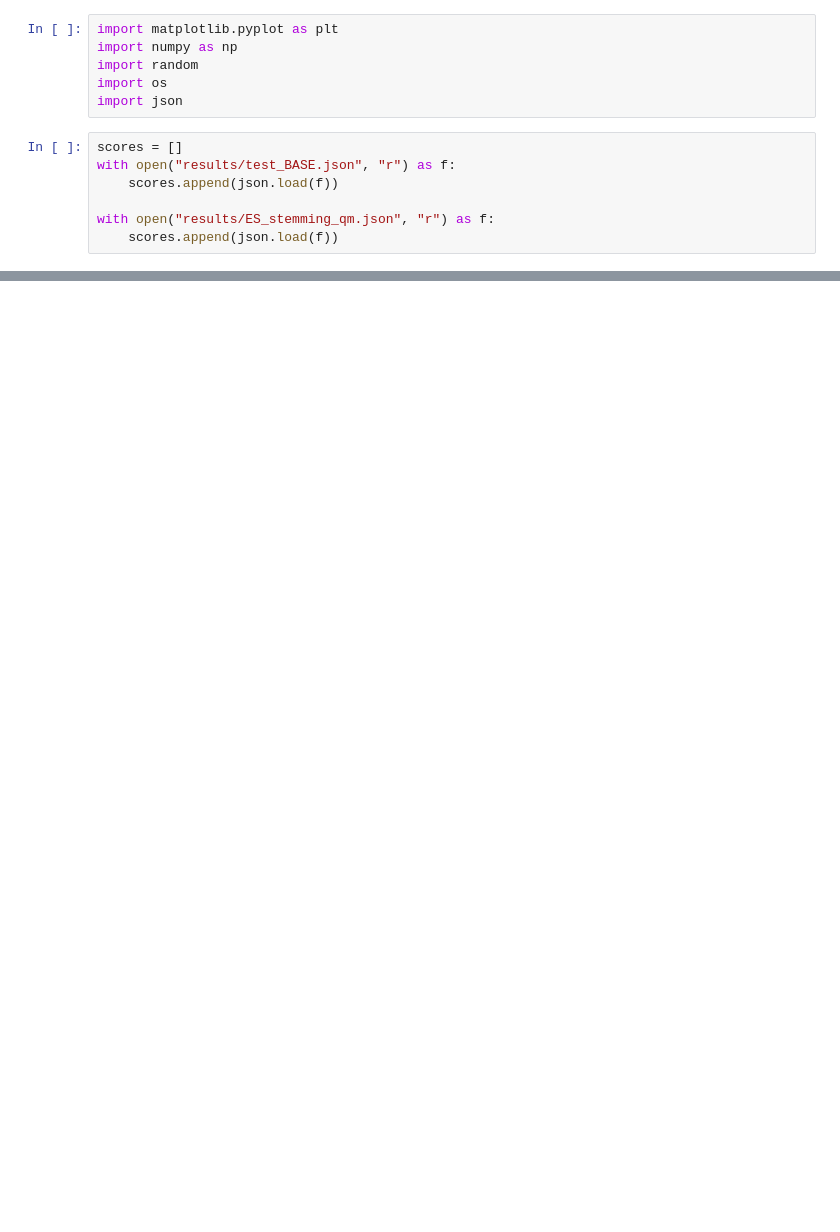
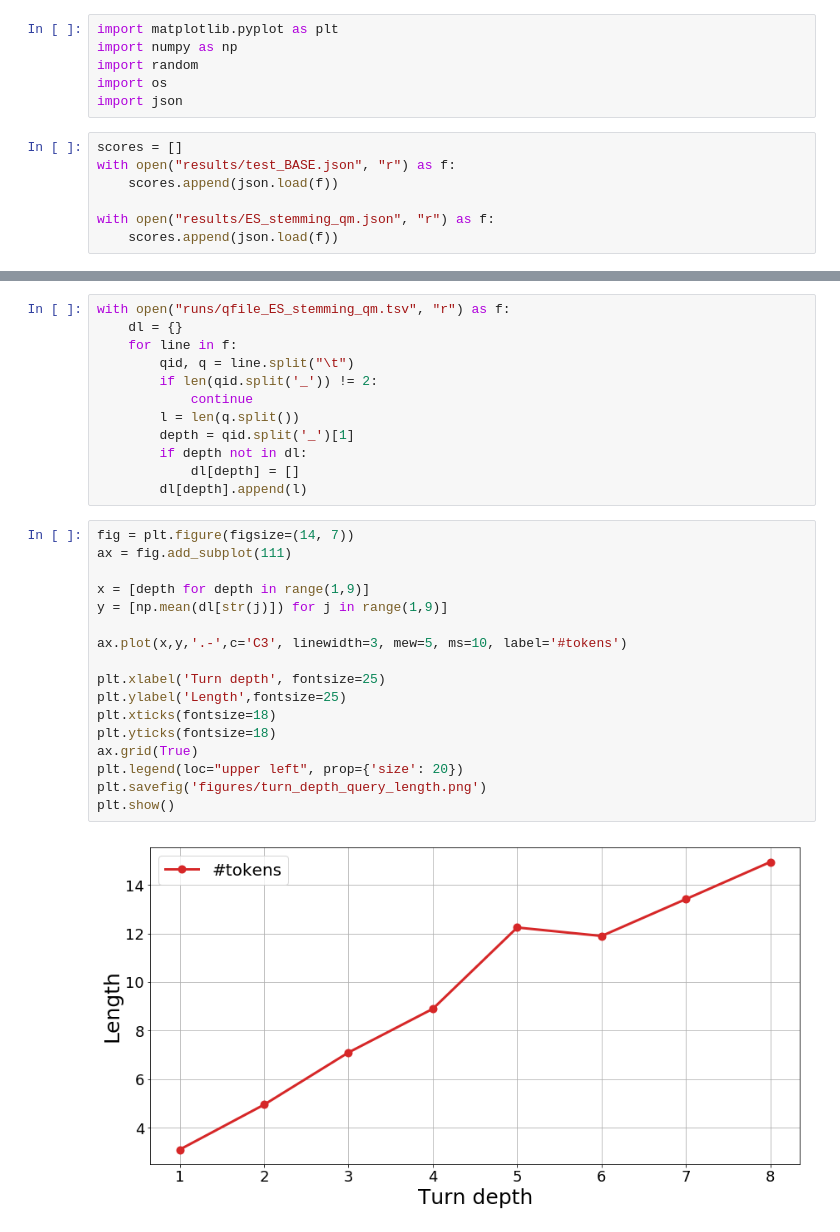
Before and after one commit to Eiriksak/CAsT_2019, a Jupyter notebook: TurnDepthResults.ipynb, the cells around one changed output, grey strips where cells are left out. Drawn from its saved outputs; the diff is of its cells as text; blank space fills up the shorter version.

```diff
--- a/TurnDepthResults.ipynb
+++ b/TurnDepthResults.ipynb
@@ -35,0 +66,31 @@ plt.show()
+# %%
+with open("runs/qfile_ES_stemming_qm.tsv", "r") as f:
+    dl = {}
+    for line in f:
+        qid, q = line.split("\t")
+        if len(qid.split('_')) != 2:
+            continue
+        l = len(q.split())
+        depth = qid.split('_')[1]
+        if depth not in dl:
+            dl[depth] = []
+        dl[depth].append(l)
+# %%
+fig = plt.figure(figsize=(14, 7))
+ax = fig.add_subplot(111)
+
+x = [depth for depth in range(1,9)]
+y = [np.mean(dl[str(j)]) for j in range(1,9)]
+
+ax.plot(x,y,'.-',c='C3', linewidth=3, mew=5, ms=10, label='#tokens')
+
+plt.xlabel('Turn depth', fontsize=25)
+plt.ylabel('Length',fontsize=25)
+plt.xticks(fontsize=18)
+plt.yticks(fontsize=18)
+ax.grid(True)
+plt.legend(loc="upper left", prop={'size': 20})
+plt.savefig('figures/turn_depth_query_length.png')
+plt.show()
+# %% [output]
+[figure, added]
```
Also changed, not shown: parts of 5 cells of this notebook.
